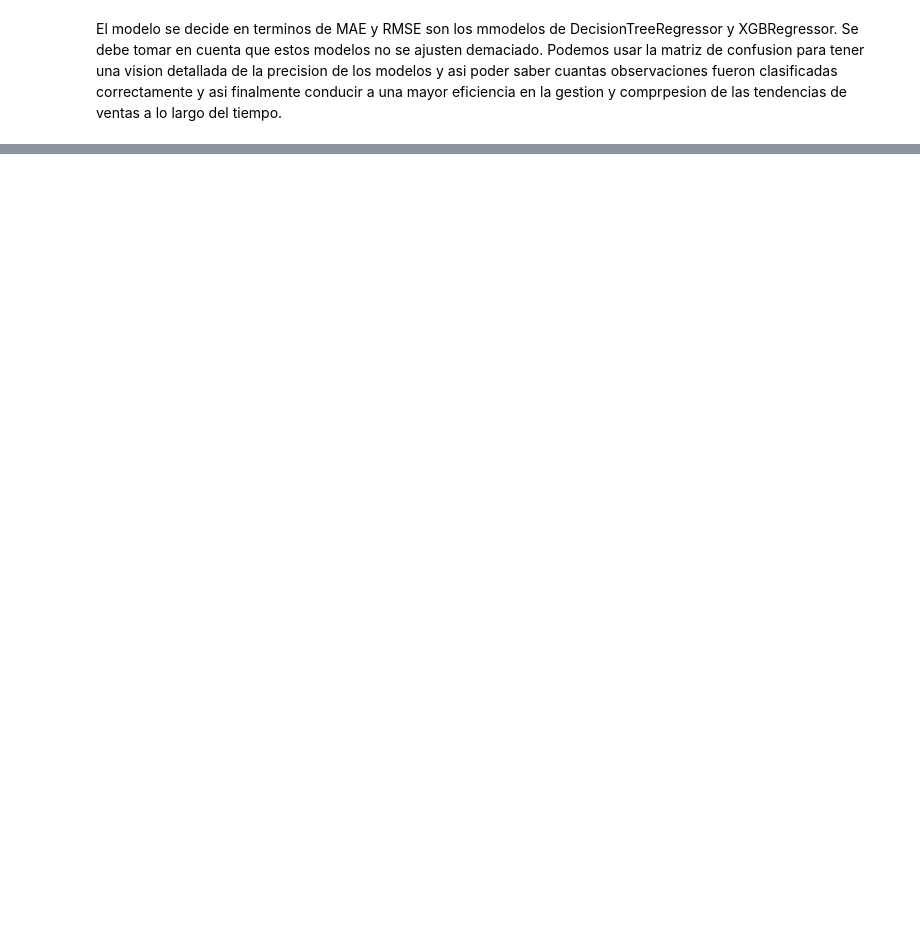
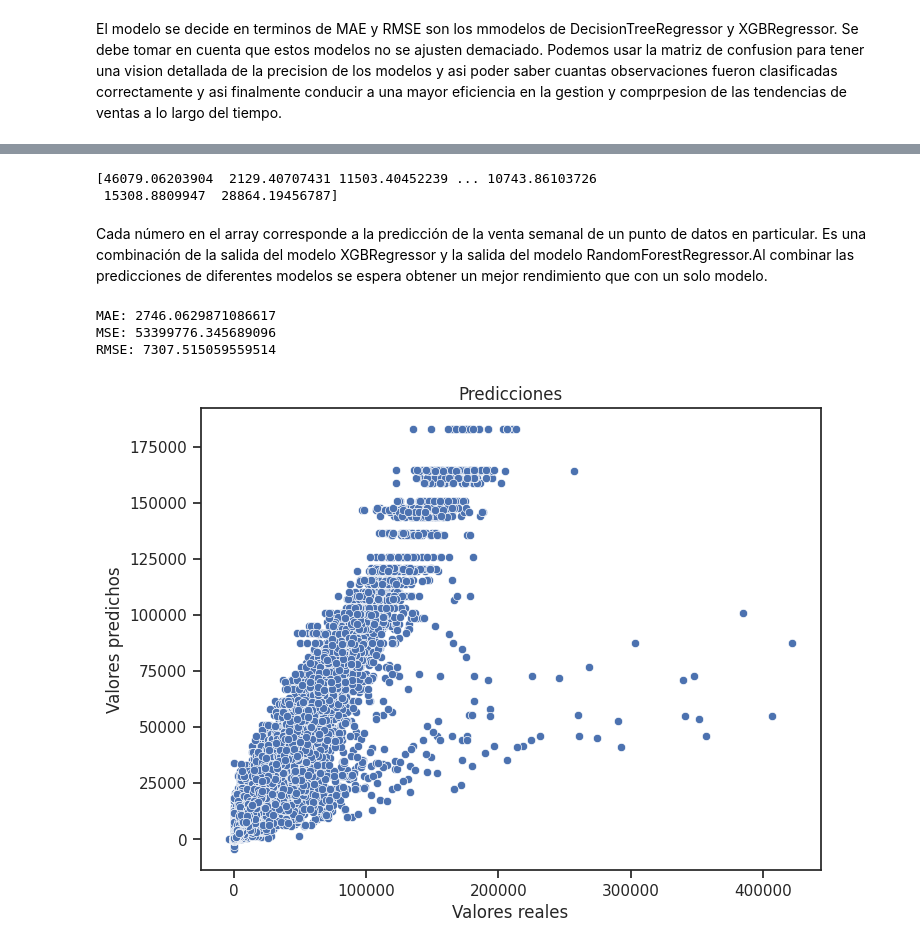
Before and after one commit to gina13mnsr/Walmart_forecasting_G8, a Jupyter notebook: codigo2.ipynb, the cells around one changed output, grey strips where cells are left out. Drawn from its saved outputs; the diff is of its cells as text; code cells hidden in the pictures; blank space fills up the shorter version.

Commit message:
Prediccion del modelo final

```diff
--- a/codigo2.ipynb
+++ b/codigo2.ipynb
@@ -2109 +2131,32 @@ rfr_pred=rfr.predict(X_test)
 final = ( xgb_clf_pred + rfr_pred)/2.0
+# %%
+print(final)
+# %% [output]
+[46079.06203904  2129.40707431 11503.40452239 ... 10743.86103726
+ 15308.8809947  28864.19456787]
+# %% [markdown]
+Cada número en el array corresponde a la predicción de la venta semanal de un punto de datos en particular. Es una combinación de la salida del modelo XGBRegressor y la salida del modelo RandomForestRegressor.Al combinar las predicciones de diferentes modelos se espera obtener un mejor rendimiento que con un solo modelo.
+# %%
+import matplotlib.pyplot as plt
+import seaborn as sns
+
+def plot_predictions(y_true, y_pred, title='Predicciones'):
+    plt.figure(figsize=(8, 6))
+    sns.scatterplot(x=y_true, y=y_pred)
+    plt.xlabel('Valores reales')
+    plt.ylabel('Valores predichos')
+    plt.title(title)
+    plt.show()
+
+def evaluate_predictions(y_true, y_pred):
+    print("MAE:", metrics.mean_absolute_error(y_true, y_pred))
+    print("MSE:", metrics.mean_squared_error(y_true, y_pred))
+    print("RMSE:", np.sqrt(metrics.mean_squared_error(y_true, y_pred)))
+    plot_predictions(y_true, y_pred)
+
+evaluate_predictions(y_test, final)
+# %% [output]
+MAE: 2746.0629871086617
+MSE: 53399776.345689096
+RMSE: 7307.515059559514
+[figure, added]
```
Also changed, not shown: parts of 28 cells of this notebook.
